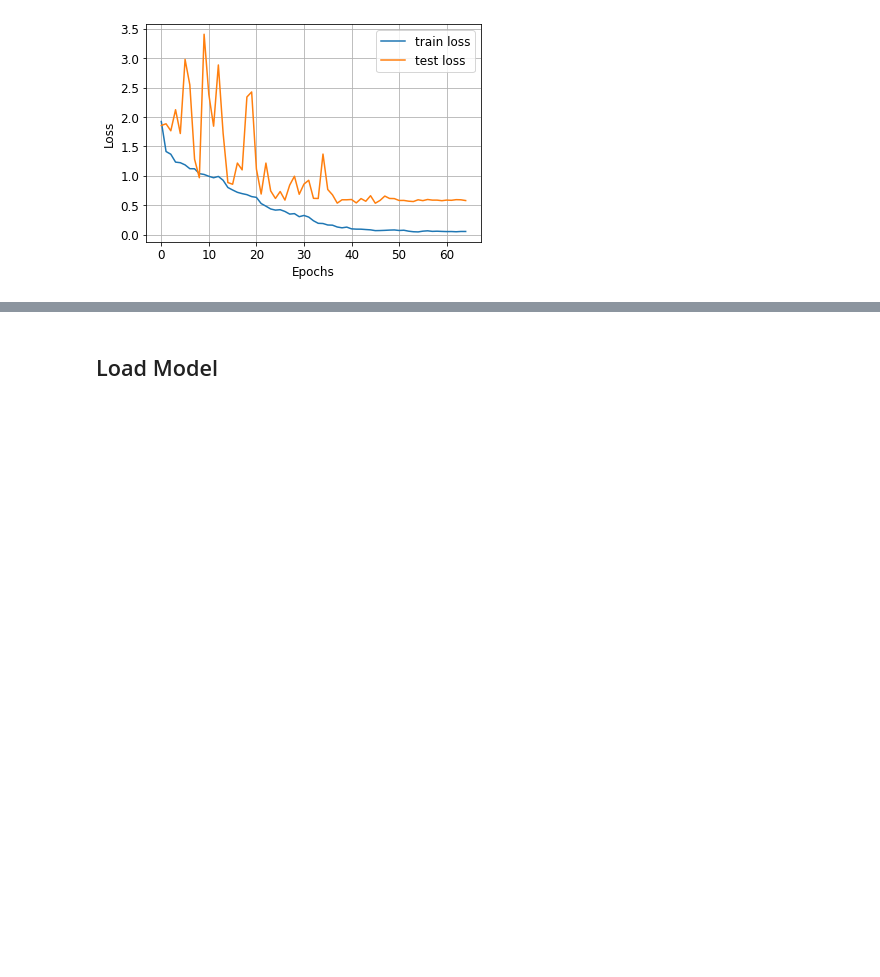
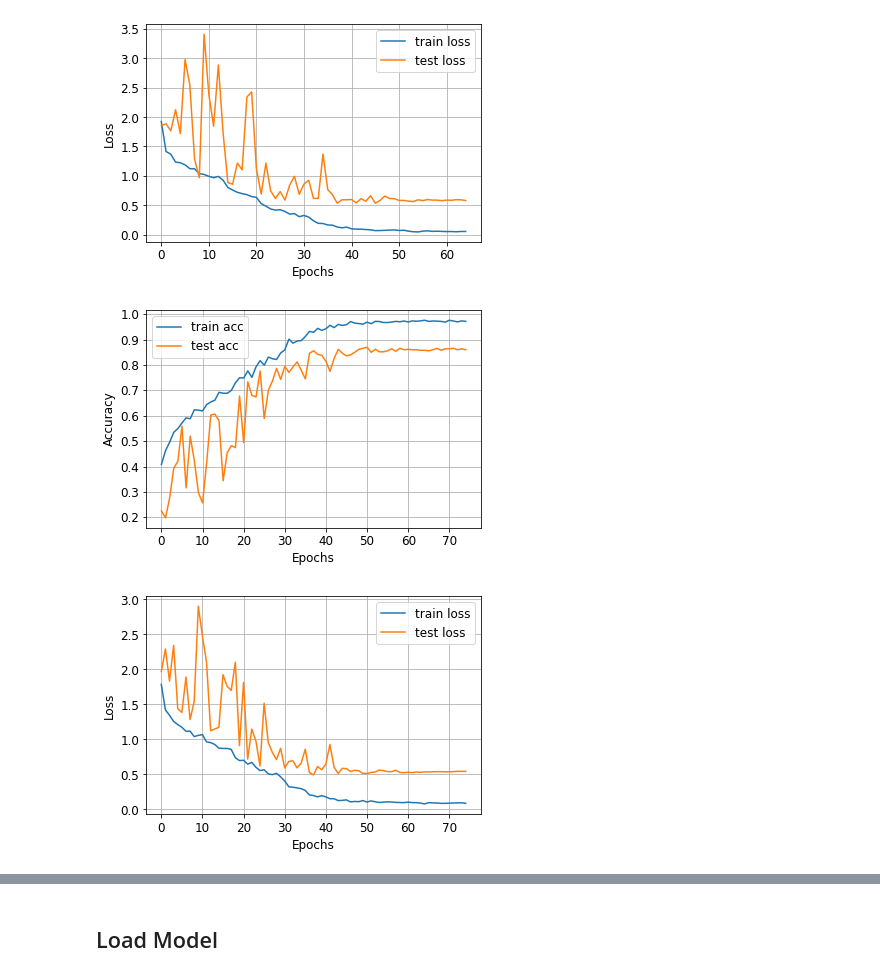
Before and after one commit to jxin11/waste-image-classification, a Jupyter notebook: Waste_Image_Classification.ipynb, the cells around one changed output, grey strips where cells are left out. Drawn from its saved outputs; the diff is of its cells as text; code cells hidden in the pictures; blank space fills up the shorter version.

```diff
--- a/Waste_Image_Classification.ipynb
+++ b/Waste_Image_Classification.ipynb
@@ -1187,3 +1234,8 @@ plotTrainingCurves('/content/InceptionResNetV2_3_8_3_Adam_history')
 # %% [output]
 [figure]
 [figure]
+# %%
+plotTrainingCurves('/content/InceptionResNetV2_2_7_2_Adam_history')
+# %% [output]
+[figure, added]
+[figure, added]
```
Also changed, not shown: parts of 13 cells of this notebook.
